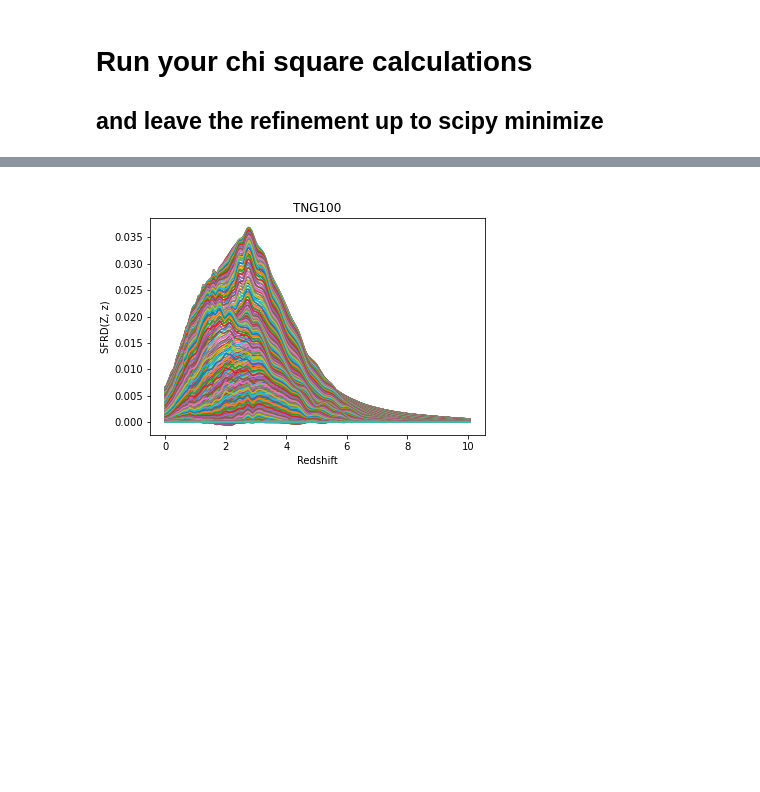
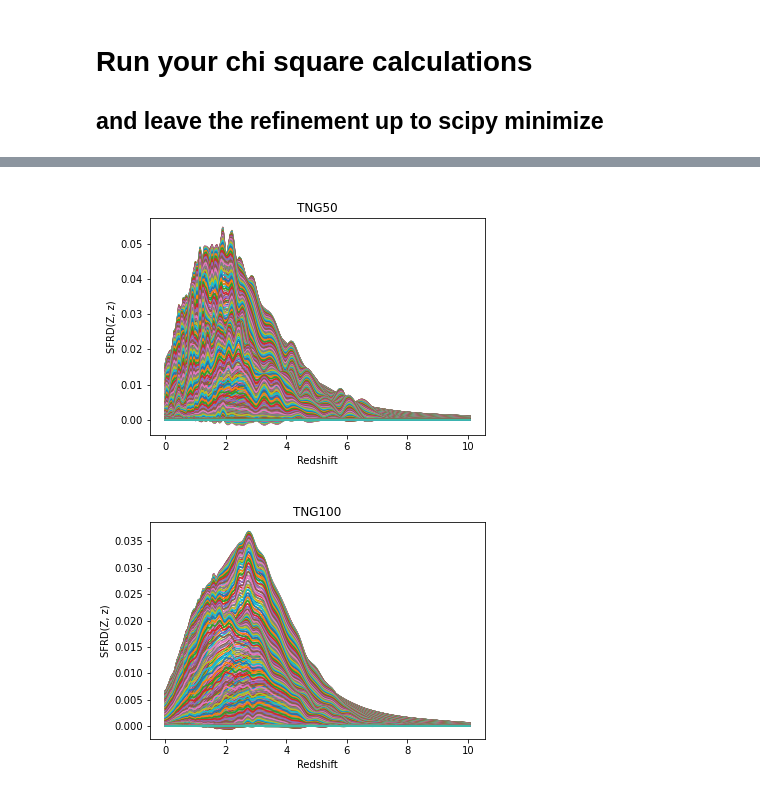
Before and after one commit to sashalvna/Fit_SFRD_TNG, a Jupyter notebook: Fit_model_to_sfrdzZ_TNG.ipynb, the cells around one changed output, grey strips where cells are left out. Cells and saved outputs as stored; diff of their text form; code cells hidden in the pictures; blank space fills up the shorter version.

```diff
--- a/Fit_model_to_sfrdzZ_TNG.ipynb
+++ b/Fit_model_to_sfrdzZ_TNG.ipynb
@@ -296,3 +297,7 @@ plt.savefig("SFRD_TNG50.png")
+# %%
+Image(filename='SFRD_TNG50.png')
+# %% [output]
+[figure, added]
 # %%
 Image(filename='SFRD_TNG100.png')
 # %% [output]
```
Also changed, not shown: parts of 12 cells of this notebook, 2 other files.
